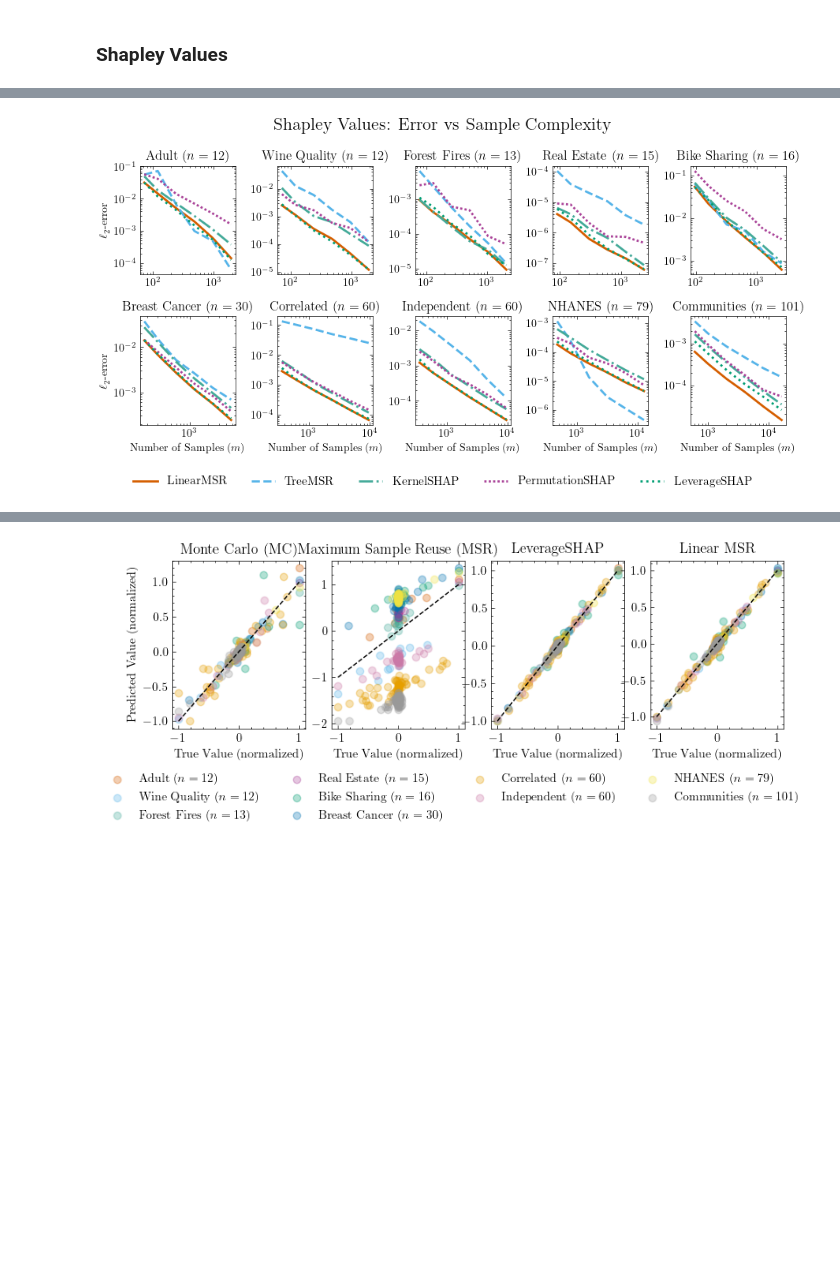
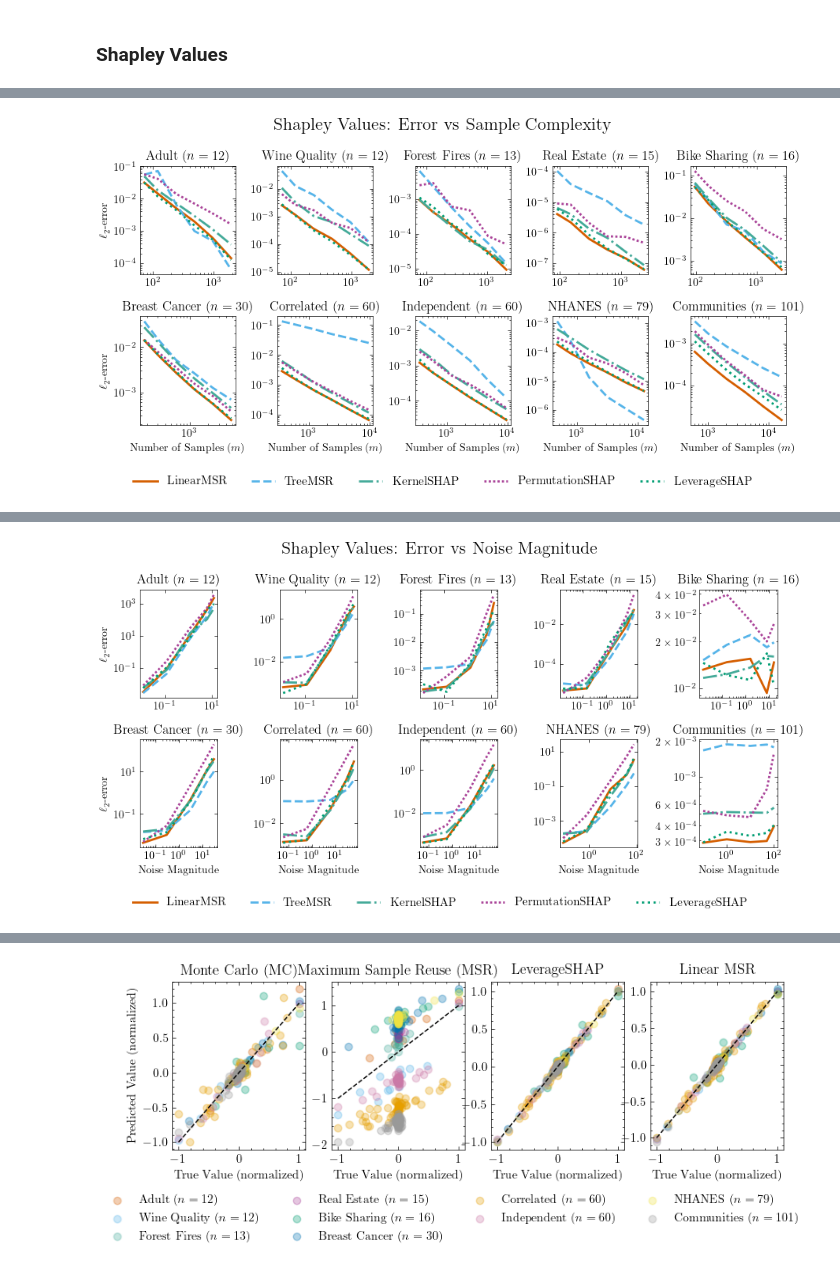
Before and after one commit to rtealwitter/regressionMSR, a Jupyter notebook: summarize.ipynb, the cells around one changed output, grey strips where cells are left out. Saved outputs shown, nothing was run; the diff lists cells and outputs as text; code cells hidden in the pictures; blank space fills up the shorter version.

Commit message:
let's make some noise!!!

```diff
--- a/summarize.ipynb
+++ b/summarize.ipynb
@@ -187,60 +187,68 @@ use_estimators = [
 ]
 # %%
 # Define datasets and parameters
-extra_variable = 'sample_size'
-extra_variable_vals = np.array([6, 10, 20, 40, 80, 160])
-filter = {'sample_size': extra_variable_vals, 'noise': [0]}
 
-# Load filtered error results
-results = load_filtered_error(filter, extra_variable=extra_variable)
+for extra_variable in ['sample_size', 'noise']:
+    extra_variable_vals = np.array(VARIABLES[extra_variable][extra_variable])
+    filter = {'sample_size': [10], 'noise': [0]}
+    filter[extra_variable] = extra_variable_vals
 
-datasets = results.keys()  # Assuming results contain dataset keys
-fig, axs = plt.subplots(2, len(datasets)//2, figsize=(9, 4.5))
-all_handles = {}
+    # Load filtered error results
+    results = load_filtered_error(filter, extra_variable=extra_variable)
 
-# Iterate through datasets
-# Sort the datasets by the number of samples
-datasets = sorted(datasets, key=lambda x: dataset_sizes[x])
-for j, dataset in enumerate(datasets):
-    if 'shapley' not in results[dataset]:
-        continue
-    row = j // (len(datasets)//2)
-    col = j % (len(datasets)//2)
-    ax = axs[row, col]
+    datasets = results.keys()  # Assuming results contain dataset keys
+    fig, axs = plt.subplots(2, len(datasets)//2, figsize=(9, 4.5))
+    all_handles = {}
 
-    for estimator_idx, estimator in enumerate(use_estimators):
+    # Iterate through datasets
+    # Sort the datasets by the number of samples
+    datasets = sorted(datasets, key=lambda x: dataset_sizes[x])
+    for j, dataset in enumerate(datasets):
+        if 'shapley' not in results[dataset]:
+            continue
+        row = j // (len(datasets)//2)
+        col = j % (len(datasets)//2)
+        ax = axs[row, col]
 
-        if estimator not in results[dataset]['shapley']:
-            continue
+        for estimator_idx, estimator in enumerate(use_estimators):
 
-        errors = []
-        for val in extra_variable_vals:
-            adjusted_val = int(dataset_sizes[dataset] * val)
-            errors.append(np.mean(results[dataset]['shapley'][estimator][adjusted_val]))
+            if estimator not in results[dataset]['shapley']:
+                continue
 
-        line, = ax.plot(extra_variable_vals * dataset_sizes[dataset], errors,
-                            label=estimator,
-                            linestyle=linestyles[estimator_idx],
-                            color=cb_colors[estimator_idx], linewidth=2)
+            errors = []
+            for val in extra_variable_vals:
+                adjusted_val = val
+                if extra_variable == 'sample_size':
+                    # Adjust the value based on the dataset size
+                    adjusted_val = int(dataset_sizes[dataset] * val)
+                errors.append(np.mean(results[dataset]['shapley'][estimator][adjusted_val]))
 
-        if estimator not in all_handles:
-            all_handles[estimator] = line
+            line, = ax.plot(extra_variable_vals * dataset_sizes[dataset], errors,
+                                label=estimator,
+                                linestyle=linestyles[estimator_idx],
+                                color=cb_colors[estimator_idx], linewidth=2)
 
-    if col == 0:
-        ax.set_ylabel(r'$\ell_2$-error')
-    if row == 1:
-        ax.set_xlabel('Number of Samples ($m$)')
-    ax.set_yscale('log')
-    ax.set_xscale('log')
-    ax.set_title(f'{dataset} ($n={dataset_sizes[dataset]}$)')
+            if estimator not in all_handles:
+                all_handles[estimator] = line
 
-# Overall figure title and legend
-fig.suptitle('Shapley Values: Error vs Sample Complexity', fontsize=16)
-fig.legend(all_handles.values(), all_handles.keys(), loc='upper center',
-           ncol=5, bbox_to_anchor=(0.5, 0), fontsize=11)
-plt.tight_layout()
-plt.savefig('images/shapley_sample_size.pdf', bbox_inches='tight', dpi=300)
-plt.show()
+        if col == 0:
+            ax.set_ylabel(r'$\ell_2$-error')
+        if row == 1:
+            xlabel = 'Number of Samples ($m$)' if extra_variable == 'sample_size' else 'Noise Magnitude'
+            ax.set_xlabel(xlabel)
+        ax.set_yscale('log')
+        ax.set_xscale('log')
+        ax.set_title(f'{dataset} ($n={dataset_sizes[dataset]}$)')
+
+    # Overall figure title and legend
+    error_vs = 'Sample Complexity' if extra_variable == 'sample_size' else 'Noise Magnitude'
+    fig.suptitle('Shapley Values: Error vs ' + error_vs, fontsize=16)
+    fig.legend(all_handles.values(), all_handles.keys(), loc='upper center',
+            ncol=5, bbox_to_anchor=(0.5, 0), fontsize=11)
+    plt.tight_layout()
+    filename_ender = '' if extra_variable == 'sample_size' else '_noise'
+    plt.savefig(f'images/shapley_sample_size{filename_ender}.pdf', bbox_inches='tight', dpi=300)
+    plt.show()
 # %% [output]
 ARM_Communities_beta_shapley_2_2.csv
 ARM_Communities_beta_shapley_2_2.csv
@@ -263,3 +288,4 @@ LinearMSR_Communities_beta_shapley_2_2.csv
+[figure, added]
 # %%
 def fancy_round(x, precision=2):
     return f"{x:.{precision}e}"
```
Also changed, not shown: parts of 4 cells of this notebook, 12 other files.
